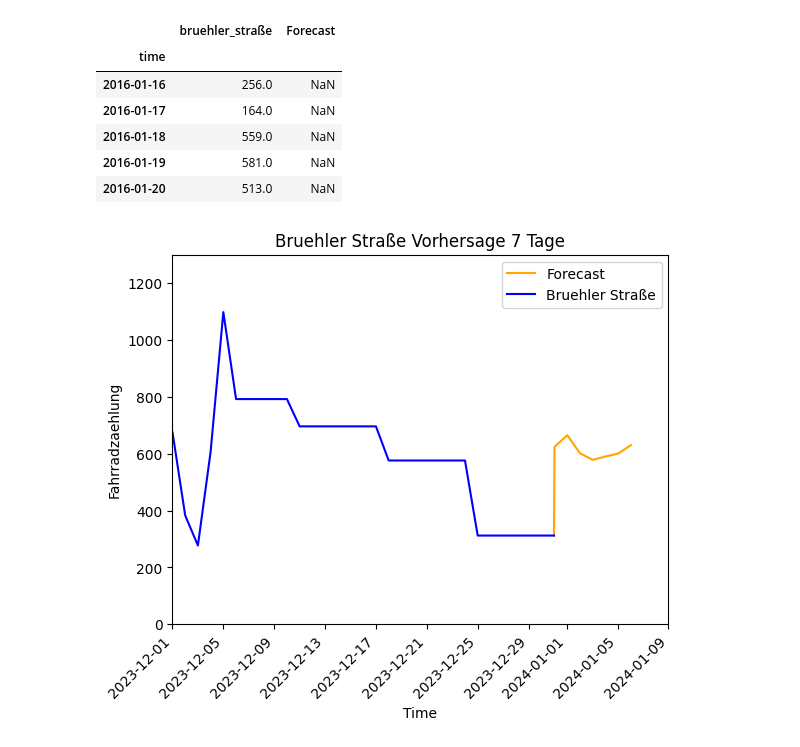
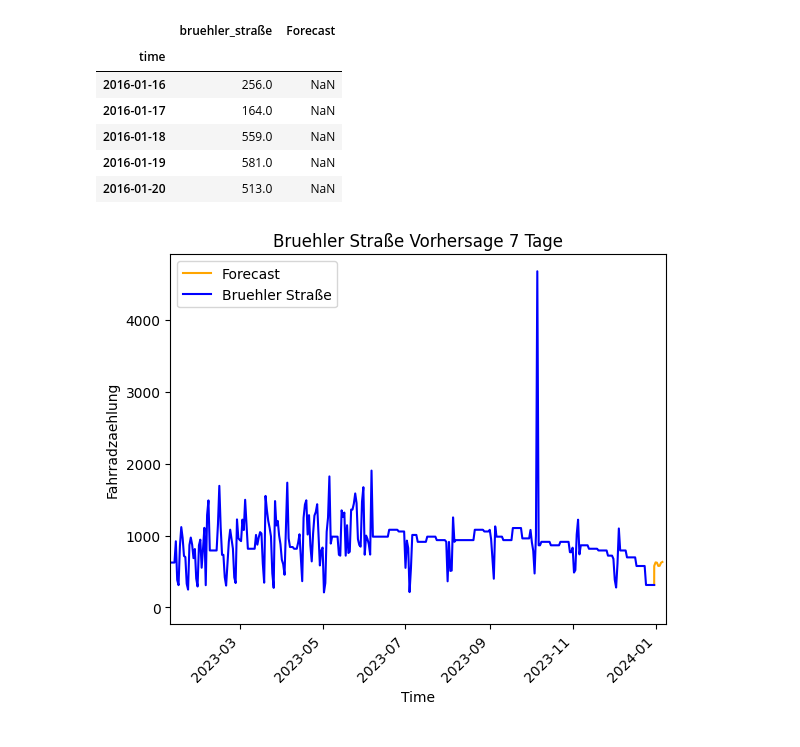
Before and after one commit to wooloflettuce/bonn-bike-count, a Jupyter notebook: Neuronales_Netz/forecast_bruehler_straße.ipynb, the cells around one changed output. Saved outputs shown, nothing was run; the diff lists cells and outputs as text; code cells hidden in the pictures.

```diff
--- a/Neuronales_Netz/forecast_bruehler_straße.ipynb
+++ b/Neuronales_Netz/forecast_bruehler_straße.ipynb
@@ -156,21 +146,21 @@ results.head()
 | 2016-01-19 | 581.0 | NaN |
 | 2016-01-20 | 513.0 | NaN |
 # %%
-# plot the results
+# Ergebnisse plotten
 plt.plot(results['Forecast'], color = 'orange', label = 'Forecast')
 plt.plot(results['bruehler_straße'], color = 'blue', label = 'Bruehler Straße')
 plt.title('Bruehler Straße Vorhersage 7 Tage')
 plt.xlabel('Time')
 plt.ylabel('Fahrradzaehlung')
 plt.legend()
-start_date = datetime(2023, 12, 1)
+start_date = datetime(2023, 1, 9)
 end_date = datetime(2024, 1, 9)
 plt.xlim(start_date, end_date)
-plt.ylim(0,1300)
+#plt.ylim(0,1300)
 plt.xticks(rotation=45, ha='right')
 plt.show()
 # %% [output]
-[figure, old version]
+[figure, new version]
 # %%
 plt.plot(bruehl.history['val_loss'])
 plt.plot(bruehl.history['mae'])
```
Also changed, not shown: parts of 11 cells of this notebook, 10 other files.
